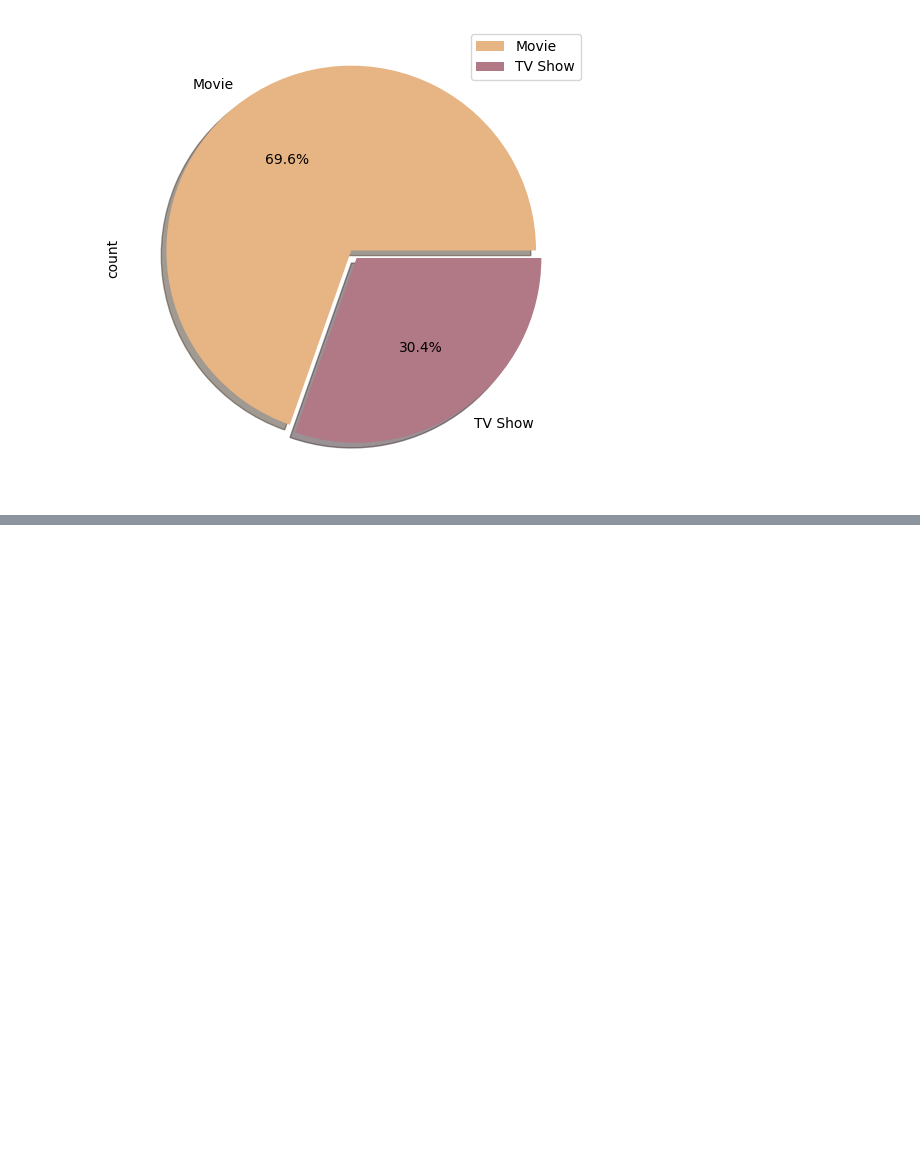
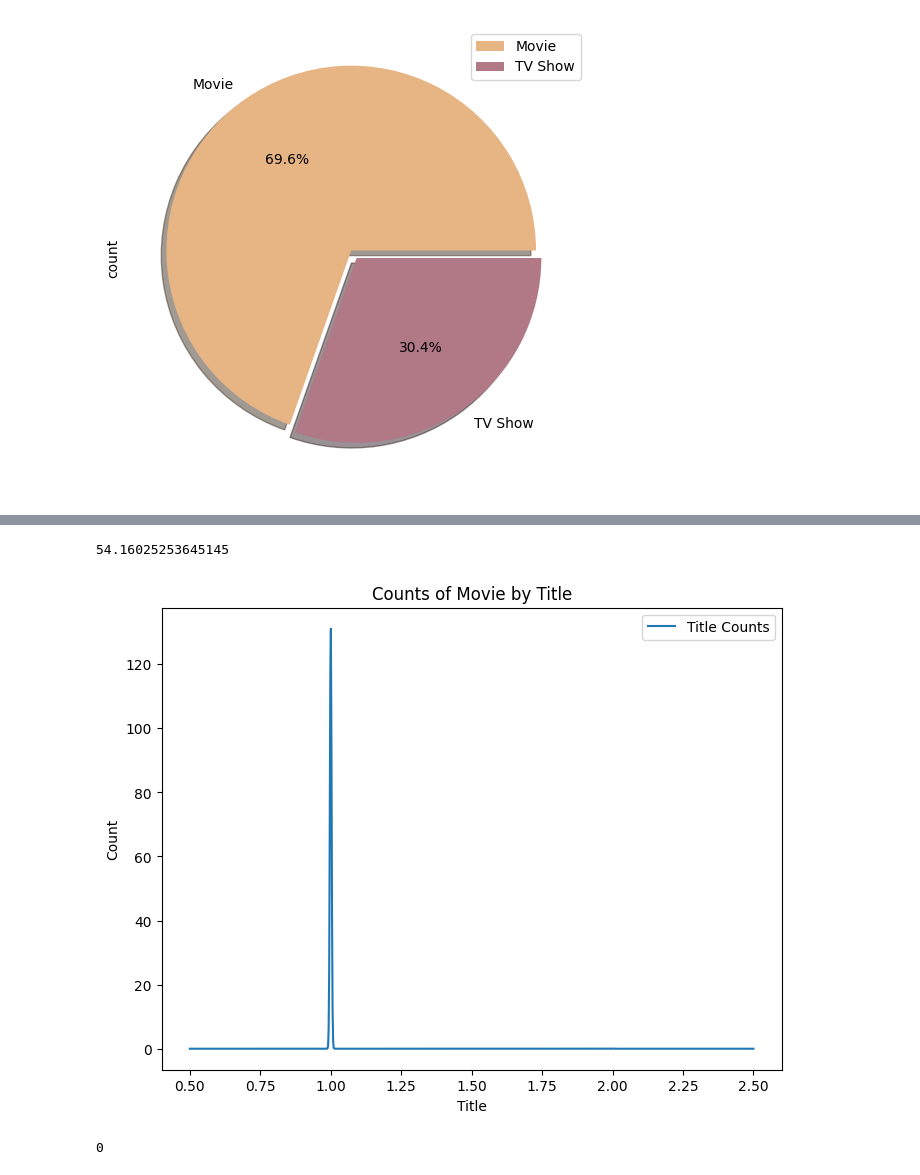
Before and after one commit to Jit562/NetFlix_data_EDA_Analysis, a Jupyter notebook: NetFlix_Data_EDA.ipynb, the cells around one changed output, grey strips where cells are left out. Saved outputs shown, nothing was run; the diff lists cells and outputs as text; code cells hidden in the pictures; blank space fills up the shorter version.

```diff
--- a/NetFlix_Data_EDA.ipynb
+++ b/NetFlix_Data_EDA.ipynb
@@ -124,0 +243,19 @@ plt.show()
+# %%
+df['title'].value_counts().skew()
+# %% [output]
+54.16025253645145
+# %%
+df['title'].value_counts().plot(kind='kde',label='Title Counts')
+
+# Adding labels and title
+plt.xlabel('Title')
+plt.ylabel('Count')
+plt.title('Counts of Movie by Title')
+plt.legend()
+plt.show()
+# %% [output]
+[figure, added]
+# %%
+df['title'].isnull().sum()
+# %% [output]
+0
```
Also changed, not shown: parts of 30 cells of this notebook.
